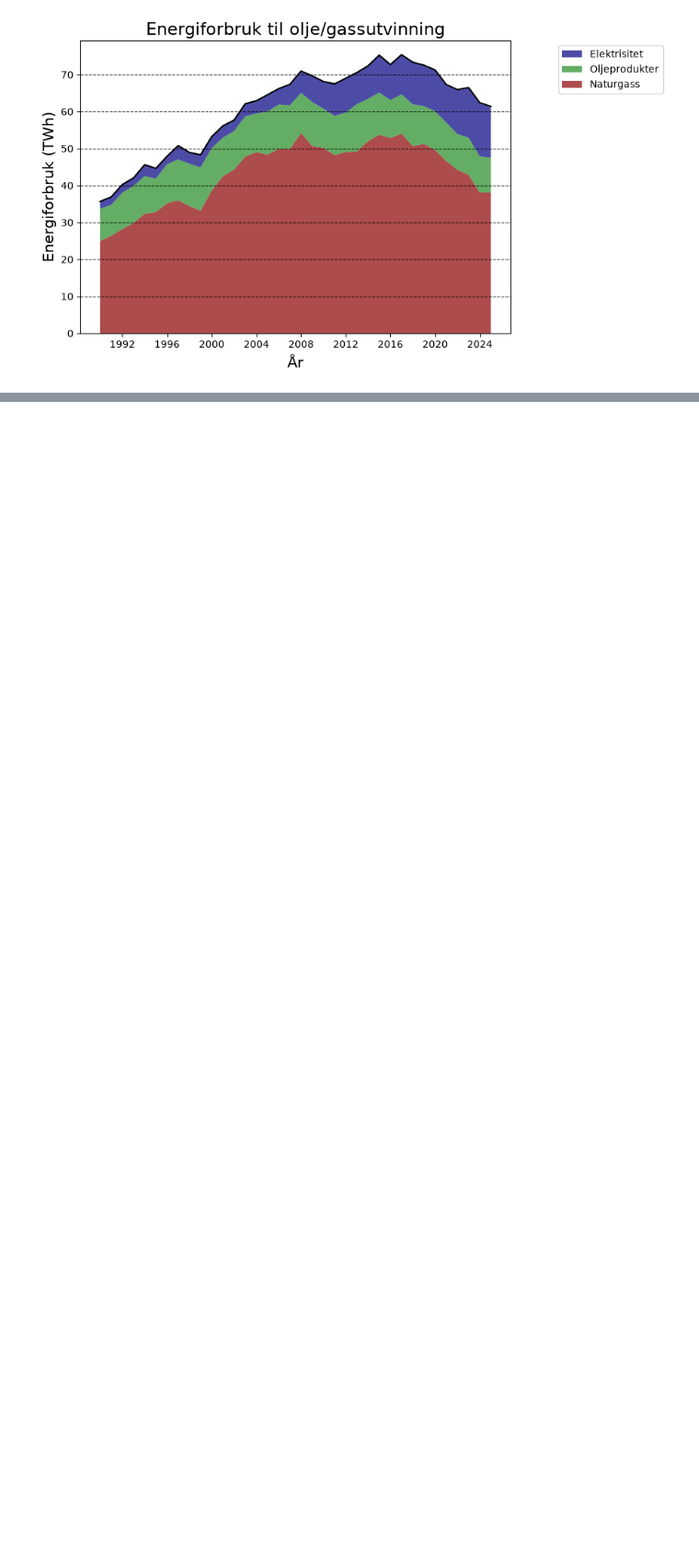
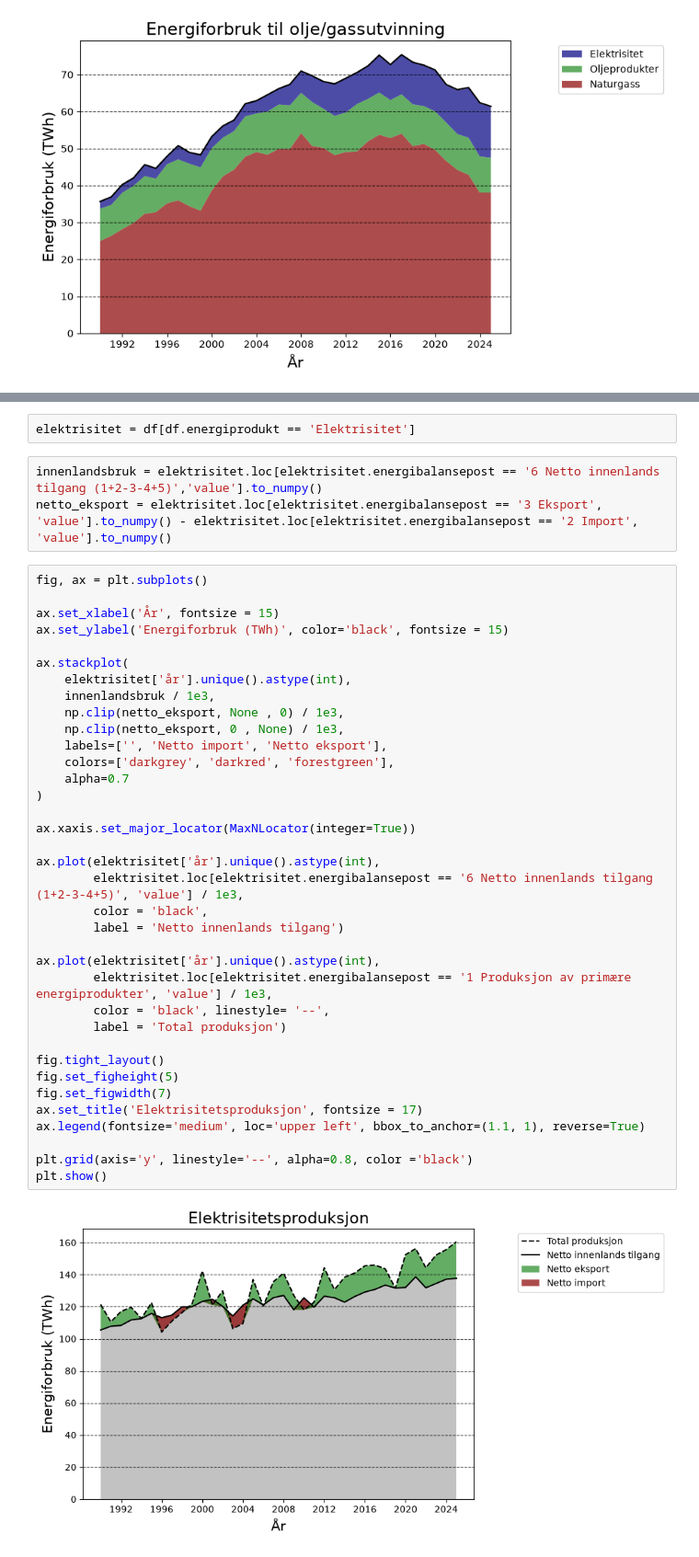
Before and after one commit to Oyvind-Aas/Electricity_and_Energy, a Jupyter notebook: Norway_energy.ipynb, the cells around one changed output, grey strips where cells are left out. Shown at 92% size. Drawn from its saved outputs; the diff is of its cells as text; blank space fills up the shorter version.

```diff
--- a/Norway_energy.ipynb
+++ b/Norway_energy.ipynb
@@ -70,0 +105,43 @@ plt.show()
+# %%
+elektrisitet = df[df.energiprodukt == 'Elektrisitet']
+# %%
+innenlandsbruk = elektrisitet.loc[elektrisitet.energibalansepost == '6 Netto innenlands tilgang (1+2-3-4+5)','value'].to_numpy()
+netto_eksport = elektrisitet.loc[elektrisitet.energibalansepost == '3 Eksport', 'value'].to_numpy() - elektrisitet.loc[elektrisitet.energibalansepost == '2 Import', 'value'].to_numpy()
+# %%
+fig, ax = plt.subplots()
+
+ax.set_xlabel('År', fontsize = 15)
+ax.set_ylabel('Energiforbruk (TWh)', color='black', fontsize = 15)
+
+ax.stackplot(
+    elektrisitet['år'].unique().astype(int),
+    innenlandsbruk / 1e3,
+    np.clip(netto_eksport, None , 0) / 1e3,
+    np.clip(netto_eksport, 0 , None) / 1e3,
+    labels=['', 'Netto import', 'Netto eksport'],
+    colors=['darkgrey', 'darkred', 'forestgreen'],
+    alpha=0.7
+)
+
+ax.xaxis.set_major_locator(MaxNLocator(integer=True))
+
+ax.plot(elektrisitet['år'].unique().astype(int),
+        elektrisitet.loc[elektrisitet.energibalansepost == '6 Netto innenlands tilgang (1+2-3-4+5)', 'value'] / 1e3,
+        color = 'black',
+        label = 'Netto innenlands tilgang')
+
+ax.plot(elektrisitet['år'].unique().astype(int),
+        elektrisitet.loc[elektrisitet.energibalansepost == '1 Produksjon av primære energiprodukter', 'value'] / 1e3,
+        color = 'black', linestyle= '--',
+        label = 'Total produksjon')
+
+fig.tight_layout()
+fig.set_figheight(5)
+fig.set_figwidth(7)
+ax.set_title('Elektrisitetsproduksjon', fontsize = 17)
+ax.legend(fontsize='medium', loc='upper left', bbox_to_anchor=(1.1, 1), reverse=True)
+
+plt.grid(axis='y', linestyle='--', alpha=0.8, color ='black')
+plt.show()
+# %% [output]
+[figure, added]
```
Also changed, not shown: parts of 13 cells of this notebook.
